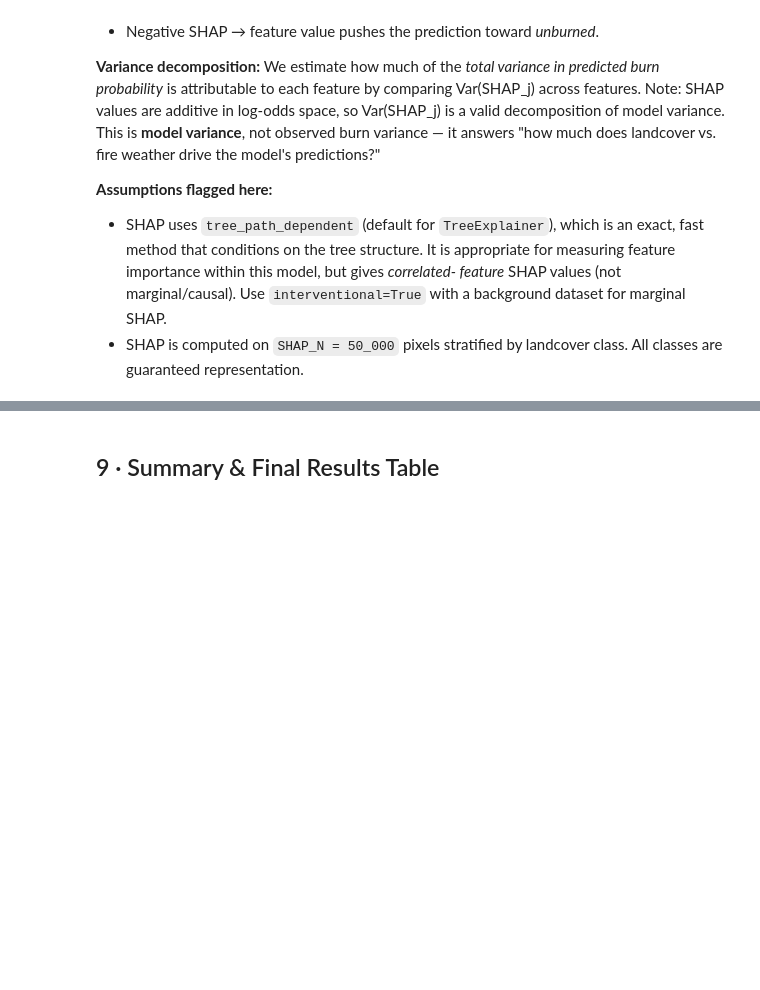
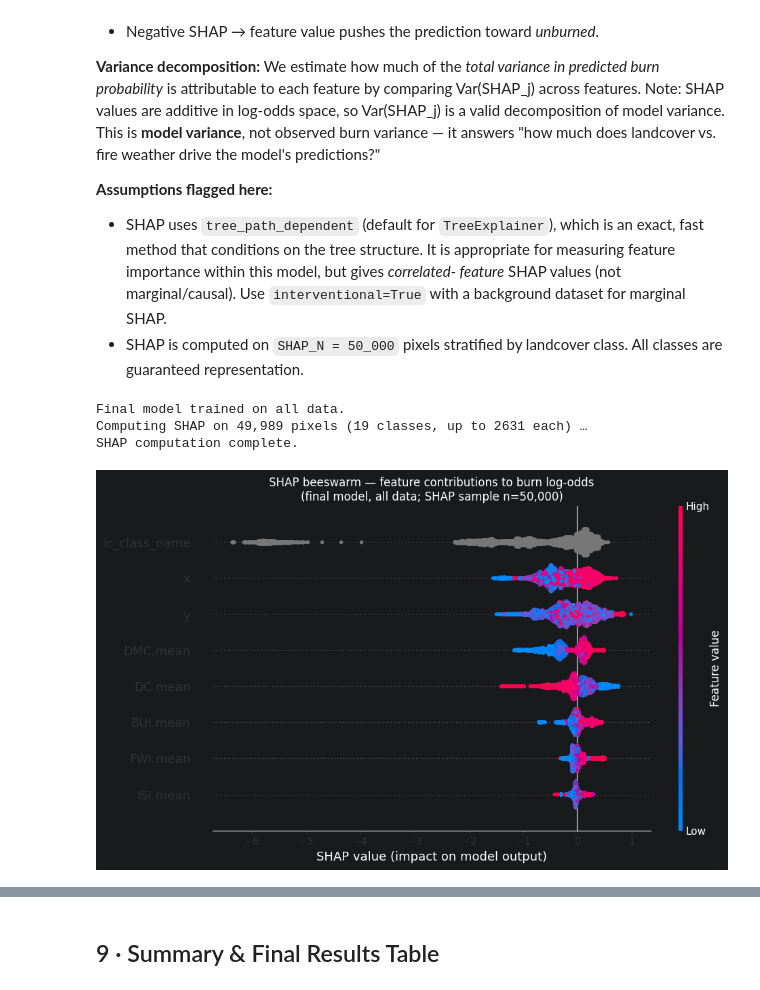
Before and after one commit to jackagoldman/peatland_fire_selectivity, a Jupyter notebook: notebooks/xgboost_selectivity.ipynb, the cells around one changed output, grey strips where cells are left out. Saved outputs shown, nothing was run; the diff lists cells and outputs as text; code cells hidden in the pictures; blank space fills up the shorter version.

Commit message:
add xgboost example with hudson plains

```diff
--- a/notebooks/xgboost_selectivity.ipynb
+++ b/notebooks/xgboost_selectivity.ipynb
@@ -351,14 +367,28 @@ def prepare_features(df: pl.DataFrame) -> pd.DataFrame:
     Key transformations
     -------------------
     - Fire-weather columns (DC.mean etc.) are stored as strings in the source
-      parquet; we cast them to float64.
+      parquet; we cast them to float64. Literal "NA" strings (present in ~676k
+      pixels where fire weather data is missing) are first replaced with null so
+      that strict=False casting converts them to NaN rather than raising an error.
     - lc_class_name is encoded as pd.Categorical so that XGBoost's
       enable_categorical=True pathway handles it natively (no one-hot encoding
       needed, no ordinal assumption imposed).
     - Only the columns needed for modelling are retained.
+
+    ASSUMPTION: Pixels with missing fire-weather values (NaN after casting) are
+    retained in the dataset; XGBoost handles NaN natively by learning the best
+    default split direction for missing values. Alternatively, impute or drop
+    these rows before fitting — the 676k affected pixels (~1.1% of the dataset)
+    are unlikely to materially change results either way.
     """
-    # Cast weather columns from string → float64
-    cast_exprs = [pl.col(c).cast(pl.Float64) for c in WEATHER_COLS]
+    # Replace literal "NA" strings with null, then cast to float64.
+    # strict=False converts any remaining unparseable strings to null/NaN.
+    cast_exprs = [
+        pl.col(c)
+        .replace("NA", None)
+        .cast(pl.Float64, strict=False)
+        for c in WEATHER_COLS
+    ]
 
     pdf = (
         df
@@ -378,13 +408,14 @@ pdf = prepare_features(hudson)
 # ── Quick EDA ──────────────────────────────────────────────────────────────────
 print(f"Feature matrix : {pdf.shape[0]:,} rows × {pdf.shape[1]} columns")
 print(f"Burn rate      : {pdf[TARGET_COL].mean():.3%}")
-print(f"Missing values : {pdf.isnull().sum().sum():,}")
+print(f"Missing values per column:")
+print(pdf.isnull().sum().to_string())
 print()
 print("Landcover class breakdown (sorted by observed burn rate):")
 class_stats = (
     pdf.groupby(LC_COL, observed=True)
     .agg(
-        n_pixels   = (TARGET_COL, "count"),
+        n_pixels      = (TARGET_COL, "count"),
         obs_burn_rate = (TARGET_COL, "mean"),
     )
     .sort_values("obs_burn_rate", ascending=False)
@@ -1055,21 +1200,33 @@ shap_values = explainer(X_shap)   # Explanation object (.values, .base_values, .
 shap_arr    = shap_values.values  # (n_shap, n_features) in log-odds space
 
 print("SHAP computation complete.")
+# %% [output]
+Final model trained on all data.
+Computing SHAP on 49,989 pixels (19 classes, up to 2631 each) …
+SHAP computation complete.
 # %%
 # ─── SHAP beeswarm plot ────────────────────────────────────────────────────────
-# Shows the distribution of SHAP values for each feature across the SHAP sample.
-# Each dot is one pixel; colour encodes the feature value (red = high, blue = low).
-# Width of the swarm shows how many pixels fall at each SHAP value.
+# shap.plots.beeswarm does not support passing both `ax` and a non-None
+# `plot_size`. We control figure size on the surrounding figure instead,
+# passing plot_size=None so SHAP uses the existing axes geometry.
 
 fig, ax = plt.subplots(figsize=(10, 6))
-shap.plots.beeswarm(shap_values, max_display=len(FEATURE_COLS), show=False, ax=ax)
+shap.plots.beeswarm(
+    shap_values,
+    max_display=len(FEATURE_COLS),
+    show=False,
+    ax=ax,
+    plot_size=None,   # required when passing ax explicitly
+)
 ax.set_title(
     "SHAP beeswarm — feature contributions to burn log-odds\n"
     "(final model, all data; SHAP sample n=50,000)"
 )
 plt.tight_layout()
 plt.savefig(OUTPUT_DIR / "shap_beeswarm.png", dpi=150, bbox_inches="tight")
 plt.show()
+# %% [output]
+[figure, added]
 # %%
 # ─── Landcover SHAP deep-dive ──────────────────────────────────────────────────
 # Left panel : per-class SHAP boxplot for lc_class_name, ordered by median SHAP.
```
Also changed, not shown: parts of 15 cells of this notebook.
